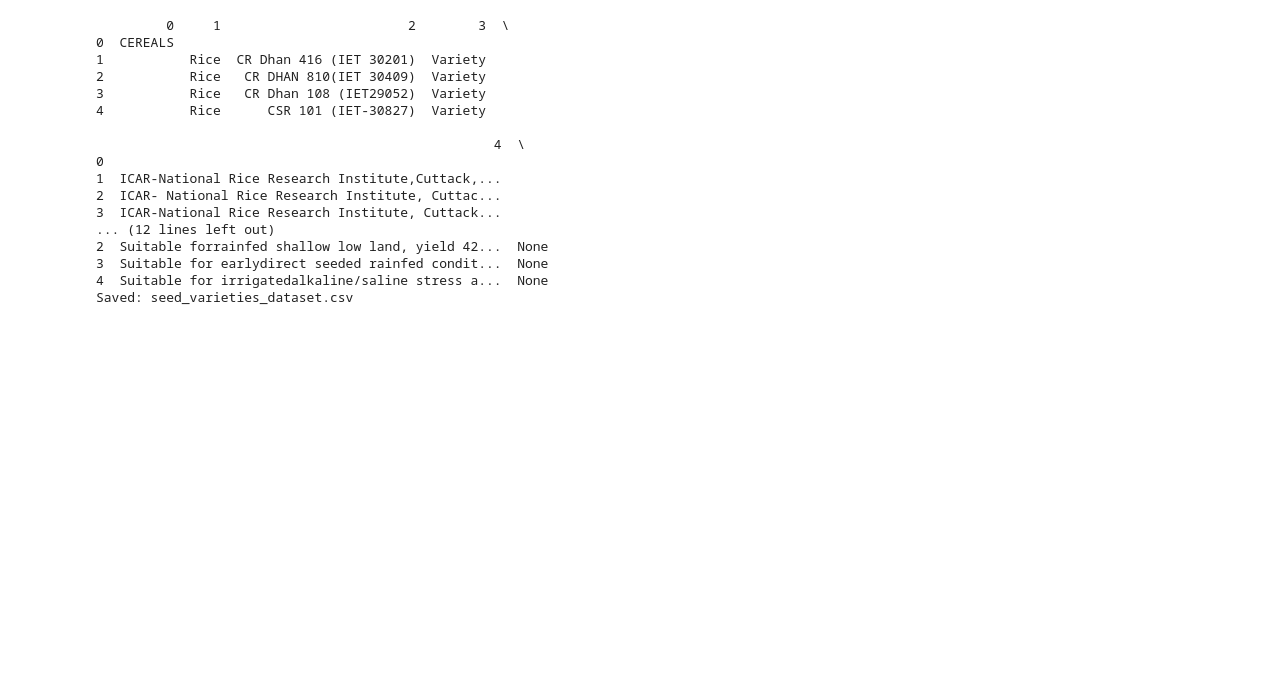
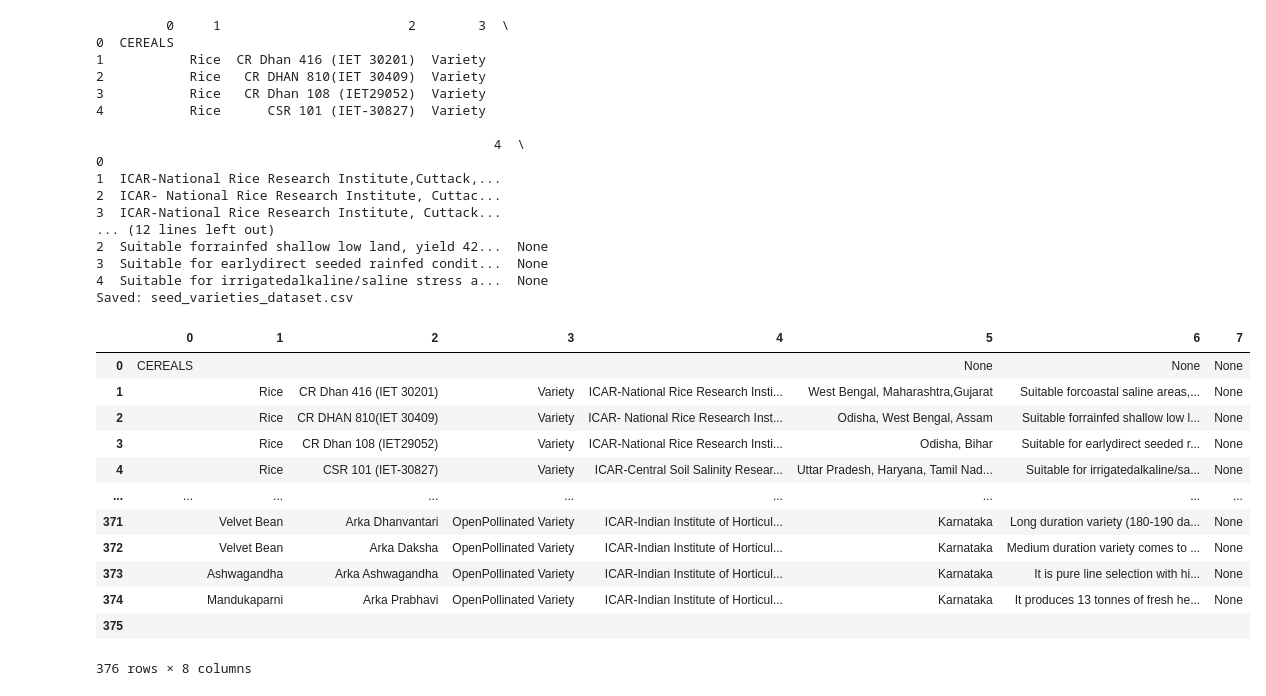
Before and after one commit to x-neon-nexus-o/AI-Powered-Crop-Recommendation-System-with-Explainable-AI-and-Economic-Analysis, a Jupyter notebook: notebooks/17.Seed Recommendation.ipynb, the cells around one changed output. Saved outputs shown, nothing was run; the diff lists cells and outputs as text; code cells hidden in the pictures; blank space fills up the shorter version.

```diff
--- a/notebooks/17.Seed Recommendation.ipynb
+++ b/notebooks/17.Seed Recommendation.ipynb
@@ -52,4 +52,18 @@ print("Saved: seed_varieties_dataset.csv")
 4  Suitable for irrigatedalkaline/saline stress a...  None
 Saved: seed_varieties_dataset.csv
 # %%
-df=pd.read_csv("..data/ ")
+df
+# %% [output]
+|  | 0 | 1 | 2 | 3 | 4 | 5 | 6 | 7 |
+| 0 | CEREALS |  |  |  |  | None | None | None |
+| 1 |  | Rice | CR Dhan 416 (IET 30201) | Variety | ICAR-National Rice Research Insti... | West Bengal, Maharashtra,Gujarat | Suitable forcoastal saline areas,... | None |
+| 2 |  | Rice | CR DHAN 810(IET 30409) | Variety | ICAR- National Rice Research Inst... | Odisha, West Bengal, Assam | Suitable forrainfed shallow low l... | None |
+| 3 |  | Rice | CR Dhan 108 (IET29052) | Variety | ICAR-National Rice Research Insti... | Odisha, Bihar | Suitable for earlydirect seeded r... | None |
+| 4 |  | Rice | CSR 101 (IET-30827) | Variety | ICAR-Central Soil Salinity Resear... | Uttar Pradesh, Haryana, Tamil Nad... | Suitable for irrigatedalkaline/sa... | None |
+| ... | ... | ... | ... | ... | ... | ... | ... | ... |
+| 371 |  | Velvet Bean | Arka Dhanvantari | OpenPollinated Variety | ICAR-Indian Institute of Horticul... | Karnataka | Long duration variety (180-190 da... | None |
+| 372 |  | Velvet Bean | Arka Daksha | OpenPollinated Variety | ICAR-Indian Institute of Horticul... | Karnataka | Medium duration variety comes to ... | None |
+| 373 |  | Ashwagandha | Arka Ashwagandha | OpenPollinated Variety | ICAR-Indian Institute of Horticul... | Karnataka | It is pure line selection with hi... | None |
+| 374 |  | Mandukaparni | Arka Prabhavi | OpenPollinated Variety | ICAR-Indian Institute of Horticul... | Karnataka | It produces 13 tonnes of fresh he... | None |
+| 375 |  |  |  |  |  |  |  |  |
+376 rows × 8 columns
```
Also changed, not shown: parts of 22 cells of this notebook, 10 other files.
